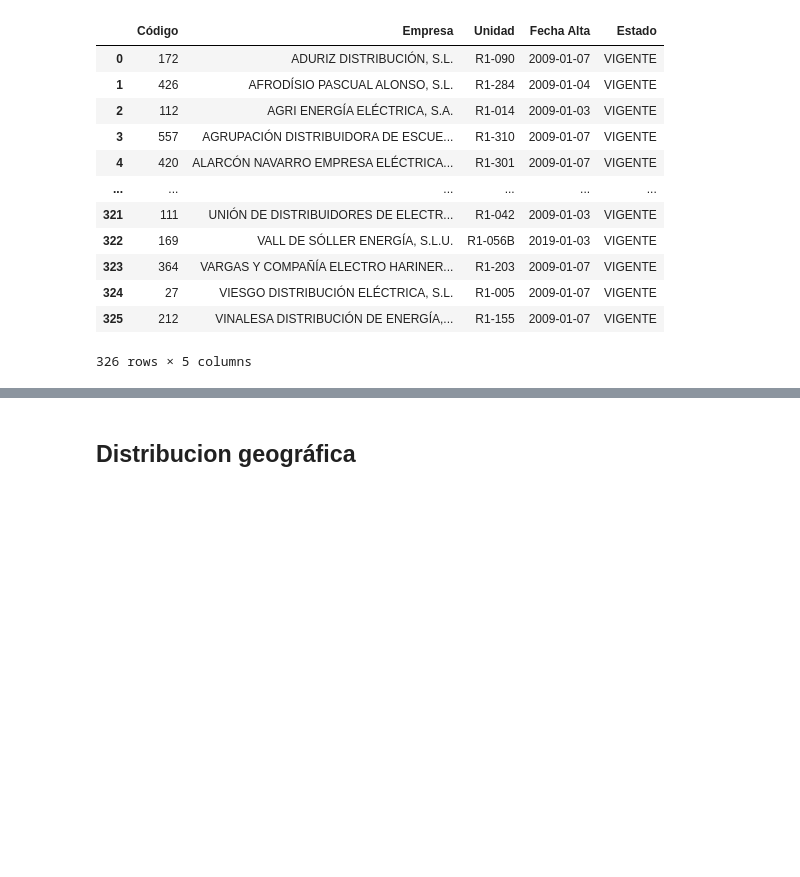
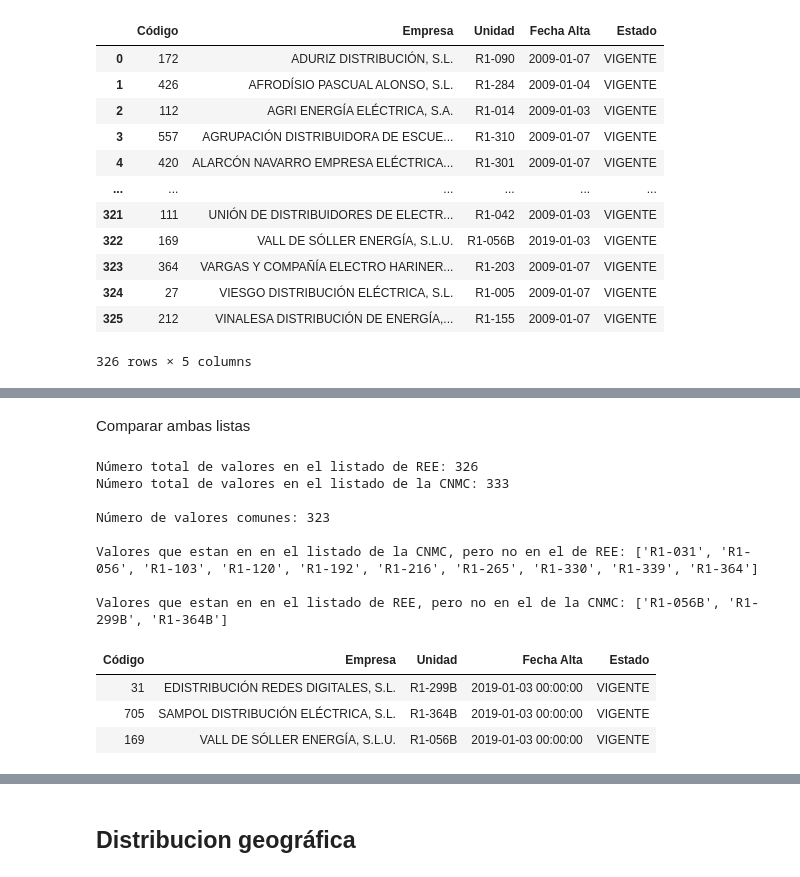
Before and after one commit to jacubero/SEE, a Jupyter notebook: Distribucion/distribucion.ipynb, the cells around one changed output, grey strips where cells are left out. Cells and saved outputs as stored; diff of their text form; code cells hidden in the pictures; blank space fills up the shorter version.

```diff
--- a/Distribucion/distribucion.ipynb
+++ b/Distribucion/distribucion.ipynb
@@ -50,0 +72,30 @@ distribuidores_df
+# %% [markdown]
+Comparar ambas listas
+# %%
+unidad = distribuidores_ree_df['Unidad'].dropna().str.strip().unique()
+no_orden = distribuidores_cnmc_df['Numero'].dropna().str.strip().unique()
+
+# Convert to sets for efficient comparison
+set_no_orden = set(no_orden)
+set_unidad = set(unidad)
+
+common_values = set_no_orden.intersection(set_unidad)  # Same values in both
+missing_in_unidad = set_no_orden.difference(set_unidad)  # In Nº de orden but not in Unidad
+missing_in_no_orden = set_unidad.difference(set_no_orden)  # In Unidad but not in Nº de orden
+
+print("Número total de valores en el listado de REE:", len(set_unidad))
+print("Número total de valores en el listado de la CNMC:", len(set_no_orden))
+print("\nNúmero de valores comunes:", len(sorted(common_values)))
+# %% [output]
+Número total de valores en el listado de REE: 326
+Número total de valores en el listado de la CNMC: 333
+
+Número de valores comunes: 323
+
+Valores que estan en en el listado de la CNMC, pero no en el de REE: ['R1-031', 'R1-056', 'R1-103', 'R1-120', 'R1-192', 'R1-216', 'R1-265', 'R1-330', 'R1-339', 'R1-364']
+
+Valores que estan en en el listado de REE, pero no en el de la CNMC: ['R1-056B', 'R1-299B', 'R1-364B']
+| Código | Empresa | Unidad | Fecha Alta | Estado |
+| 31 | EDISTRIBUCIÓN REDES DIGITALES, S.L. | R1-299B | 2019-01-03 00:00:00 | VIGENTE |
+| 705 | SAMPOL DISTRIBUCIÓN ELÉCTRICA, S.L. | R1-364B | 2019-01-03 00:00:00 | VIGENTE |
+| 169 | VALL DE SÓLLER ENERGÍA, S.L.U. | R1-056B | 2019-01-03 00:00:00 | VIGENTE |
```
Also changed, not shown: parts of 6 cells of this notebook, 5 other files.
